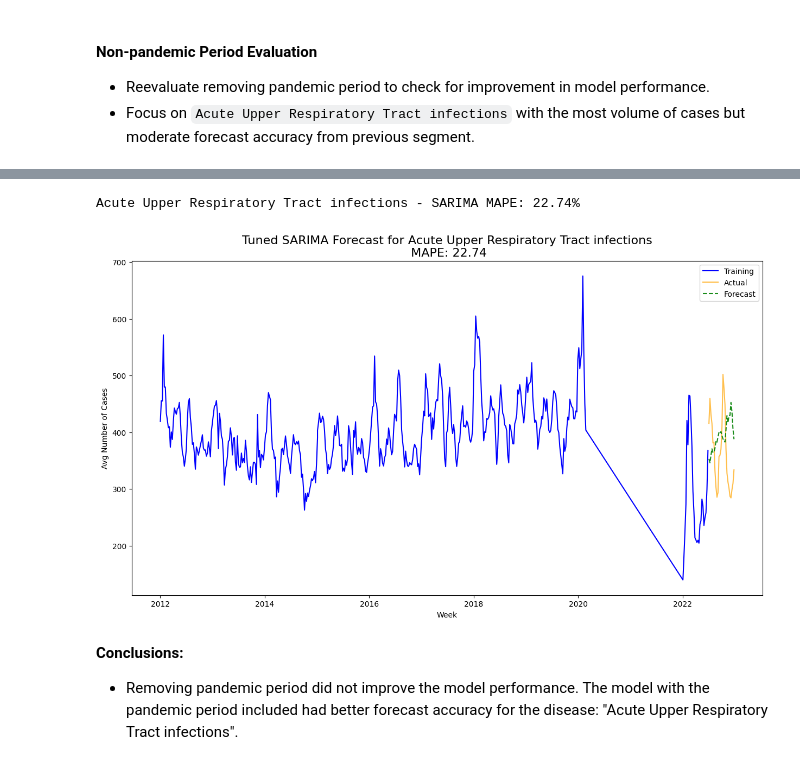
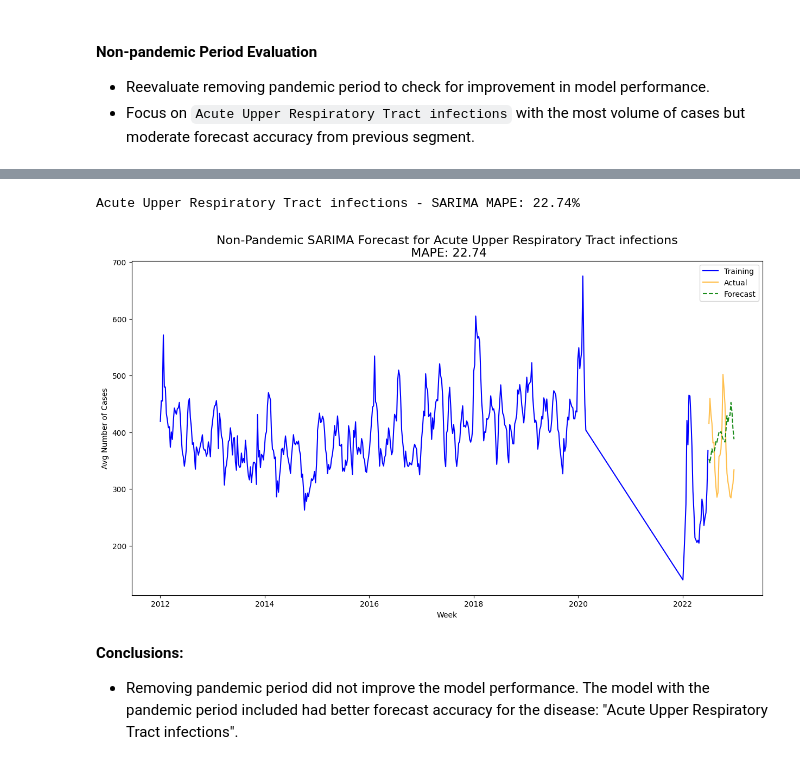
Before and after one commit to shilpaleo/gov-data-analysis, a Jupyter notebook: section1/code/question2_v2.ipynb, the cells around one changed output, grey strips where cells are left out. Drawn from its saved outputs; the diff is of its cells as text; code cells hidden in the pictures.

```diff
--- a/section1/code/question2_v2.ipynb
+++ b/section1/code/question2_v2.ipynb
@@ -443,12 +444,12 @@ Total fit time: 301.058 seconds
 # %%
 # Evaluation
 for disease in acute_disease:
     sarima_mape = calculate_mape(test_data[disease], sarima_forecasts_rev[disease])
     print(f"{disease} - SARIMA MAPE: {sarima_mape:.2f}%")
-    plot_forecast(train_data[disease], test_data[disease], sarima_forecasts_rev[disease], f'Tuned SARIMA Forecast for {disease}')
+    plot_forecast(train_data[disease], test_data[disease], sarima_forecasts_rev[disease], f'Non-Pandemic SARIMA Forecast for {disease}')
 # %% [output]
 Acute Upper Respiratory Tract infections - SARIMA MAPE: 22.74%
-[figure, old version]
+[figure, new version]
 # %% [markdown]
 __Conclusions:__
 - Removing pandemic period did not improve the model performance. The model with the pandemic period included had better forecast accuracy for the disease: "Acute Upper Respiratory Tract infections".
```
Also changed, not shown: parts of 5 cells of this notebook, 1 other file.
